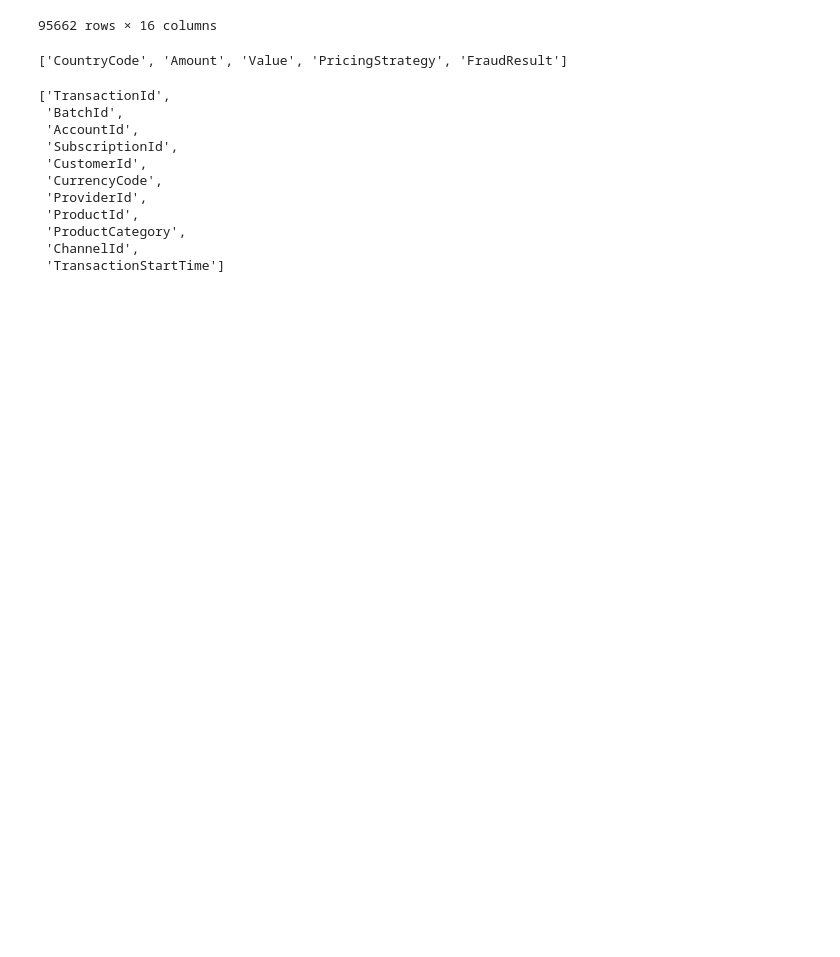
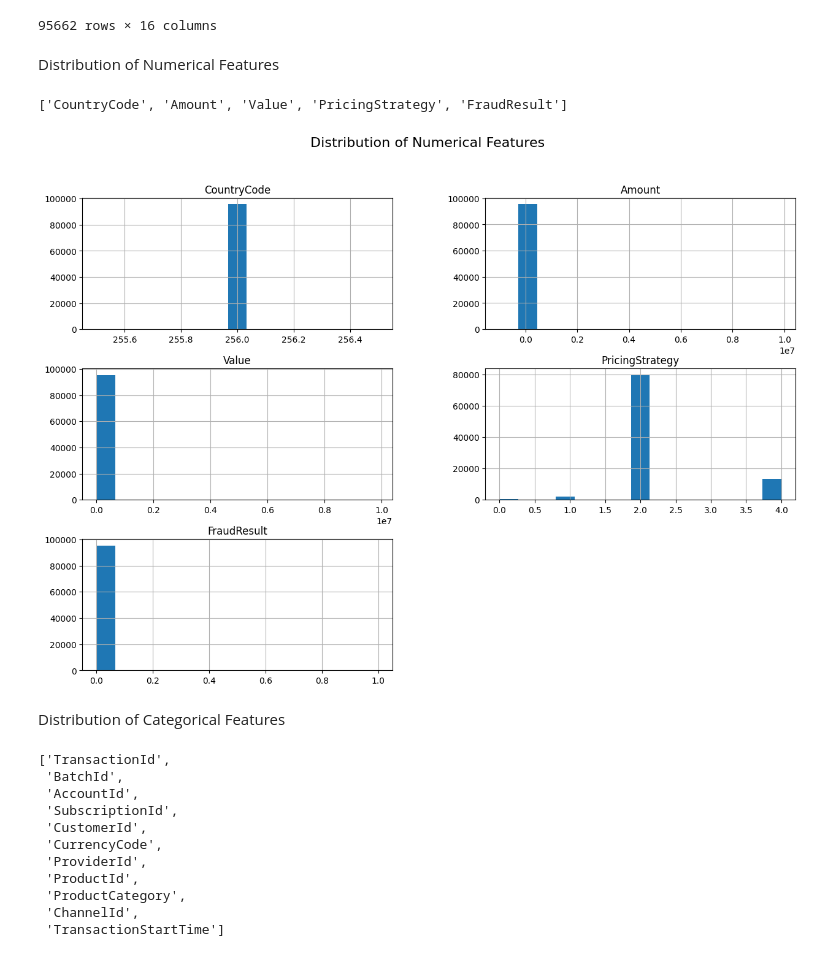
Before and after one commit to bef898/Credit-Scoring-Model-, a Jupyter notebook: notebooks/eda.ipynb, the cells around one changed output. Drawn from its saved outputs; the diff is of its cells as text; code cells hidden in the pictures; blank space fills up the shorter version.

```diff
--- a/notebooks/eda.ipynb
+++ b/notebooks/eda.ipynb
@@ -67,11 +107,22 @@ data
 | 95660 | TransactionId_136354 | BatchId_70924 | AccountId_1346 | SubscriptionId_652 | CustomerId_1709 | UGX | 256 | ProviderId_6 | ... |
 | 95661 | TransactionId_35670 | BatchId_29317 | AccountId_4841 | SubscriptionId_3829 | CustomerId_1709 | UGX | 256 | ProviderId_4 | ... |
 95662 rows × 16 columns
+# %% [markdown]
+ Distribution of Numerical Features
 # %%
 numerical_columns= data_pro_new.get_numerical_columns(data)
 numerical_columns
 # %% [output]
 ['CountryCode', 'Amount', 'Value', 'PricingStrategy', 'FraudResult']
+# %%
+# Plot histograms for numerical features
+data[numerical_columns].hist(bins=15, figsize=(15, 10))
+plt.suptitle('Distribution of Numerical Features', fontsize=16)
+plt.show()
+# %% [output]
+[figure, added]
+# %% [markdown]
+ Distribution of Categorical Features
 # %%
 categorical_columns = data_pro_new.get_categorical_columns(data)
 categorical_columns
```
Also changed, not shown: parts of 11 cells of this notebook, 1 other file.
